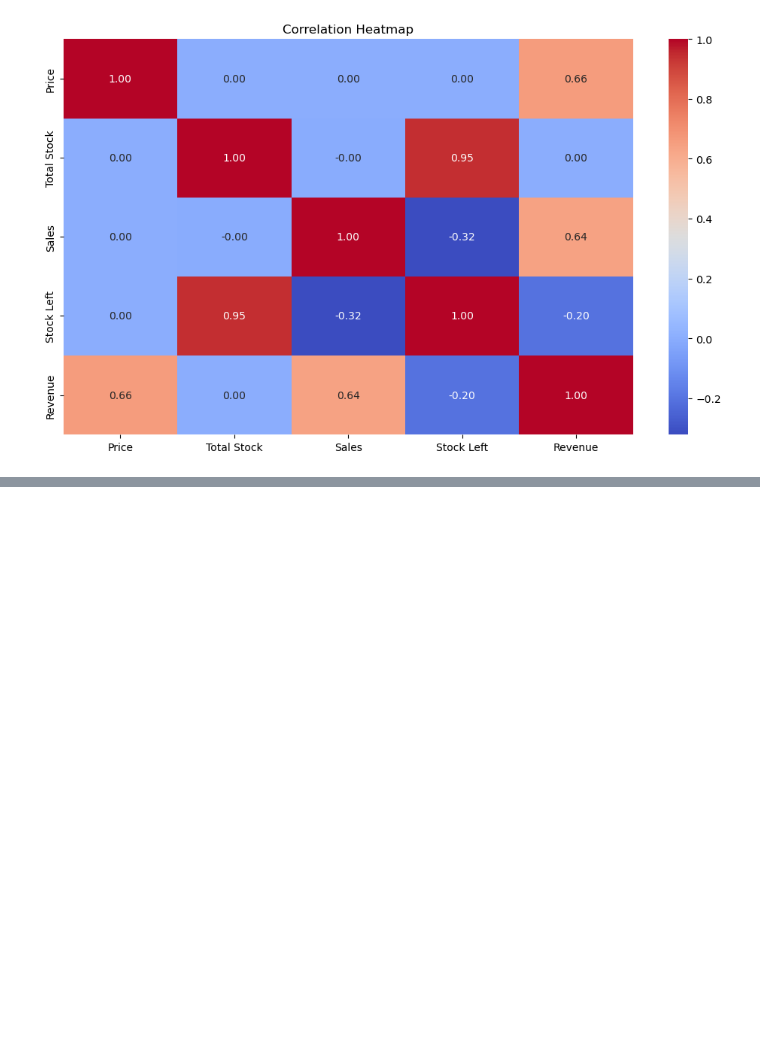
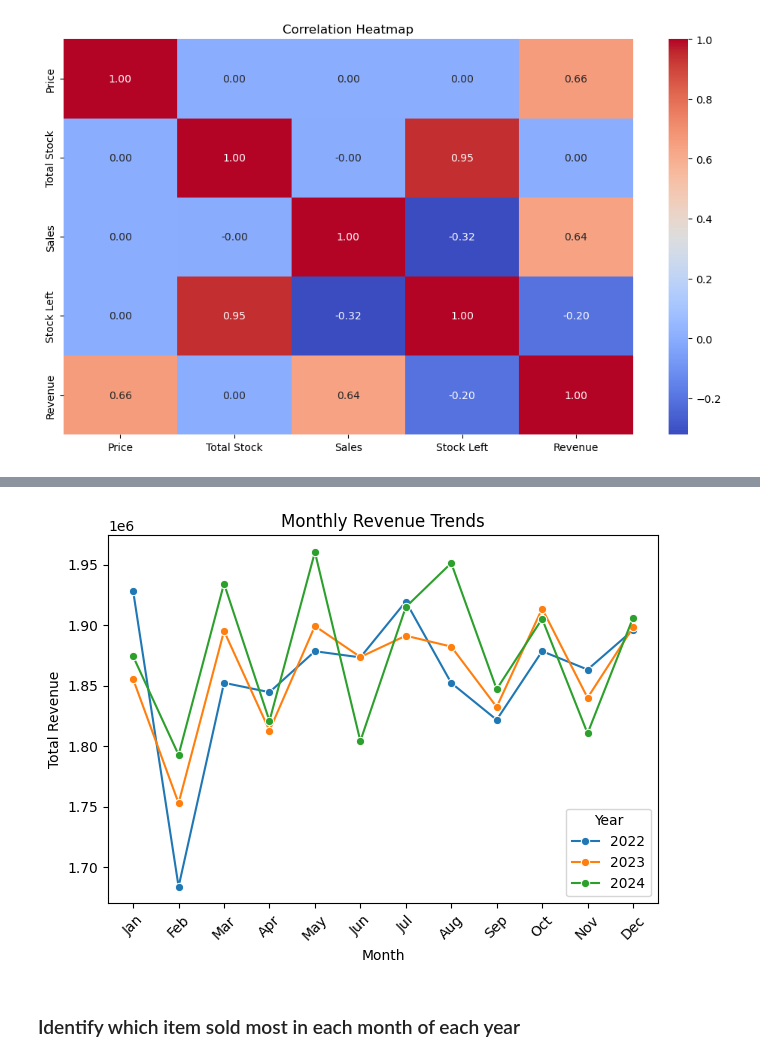
Before and after one commit to Rojal123245/Sales-Automation-AI, a Jupyter notebook: model/model.ipynb, the cells around one changed output, grey strips where cells are left out. Drawn from its saved outputs; the diff is of its cells as text; code cells hidden in the pictures; blank space fills up the shorter version.

```diff
--- a/model/model.ipynb
+++ b/model/model.ipynb
@@ -156,0 +206,11 @@ plt.show()
+# %%
+data['Month'] = data['Date'].dt.month
+data['Year'] = data['Date'].dt.year
+grouped_monthly = data.groupby(['Year', 'Month'])['Revenue'].sum().reset_index()
+# %%
+grouped_monthly['Month Name'] = grouped_monthly['Month'].map({1: 'Jan', 2: 'Feb', 3: 'Mar', 4: 'Apr', 5: 'May', 6: 'Jun', 7: 'Jul', 8: 'Aug', 9: 'Sep', 10: 'Oct', 11: 'Nov', 12: 'Dec'})
+# %%
+# Sort by month
+grouped_monthly = grouped_monthly.sort_values(by=['Year', 'Month'])
+# grouped_monthly = grouped_monthly.sort_values(by='Month', key=lambda x: pd.Categorical(x, categories=['Jan', 'Feb', 'Mar', 'Apr', 'May', 'Jun', 'Jul', 'Aug', 'Sep', 'Oct', 'Nov', 'Dec'], ordered=True))
+grouped_monthly[:14]
@@ -156,0 +233,14 @@ plt.show()
+# %%
+plt.Figure(figsize=(14, 8))
+sns.lineplot(data=grouped_monthly, x='Month Name', y='Revenue', hue='Year', marker='o', palette='tab10')
+plt.title('Monthly Revenue Trends')
+plt.xlabel('Month')
+plt.ylabel('Total Revenue')
+plt.xticks(rotation=45)
+plt.legend(title='Year')
+plt.tight_layout()
+plt.show()
+# %% [output]
+[figure, added]
+# %% [markdown]
+### Identify which item sold most in each month of each year
```
Also changed, not shown: parts of 14 cells of this notebook, 1 other file.
